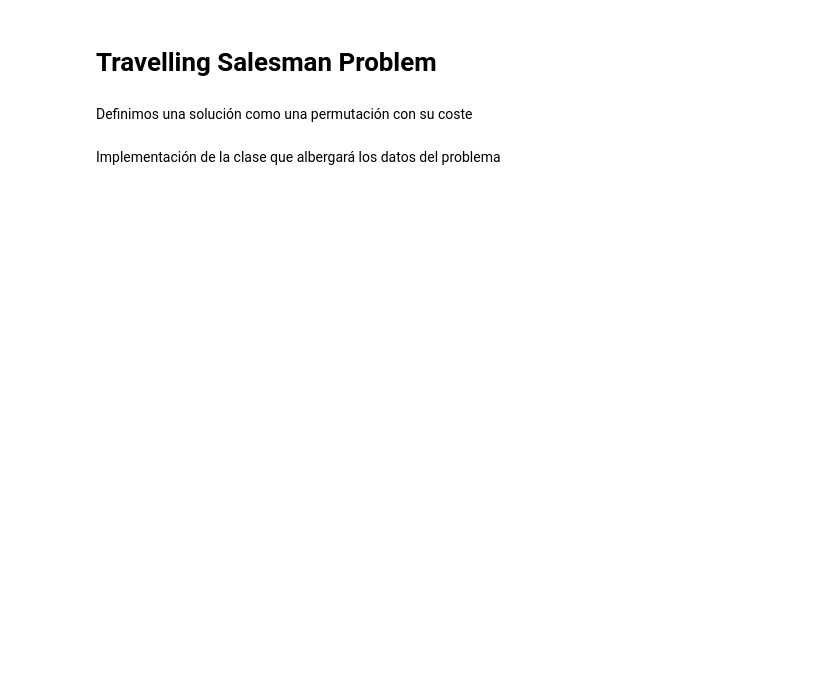
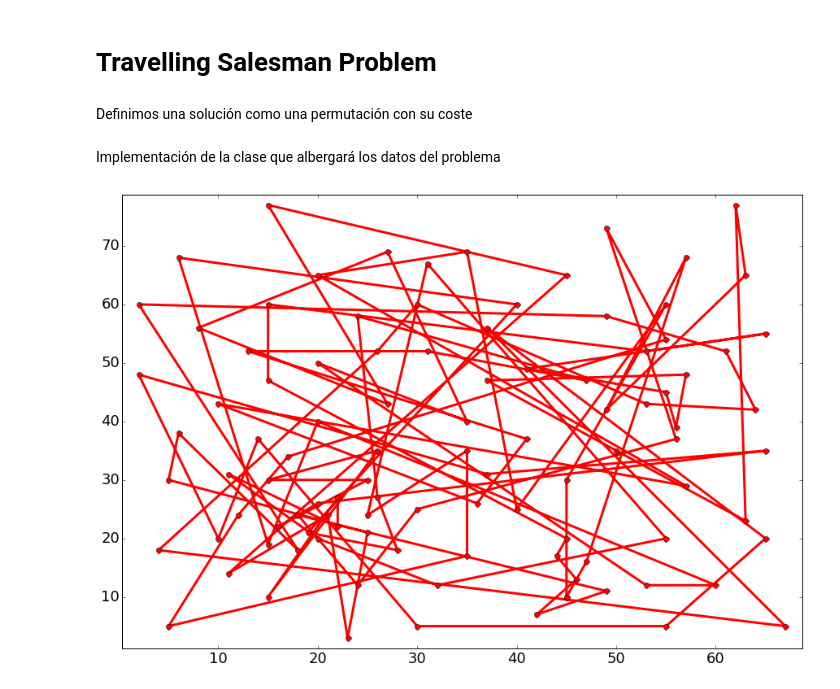
Before and after one commit to NCordon/tsp, a Jupyter notebook: tsp.ipynb, the cells around one changed output. Saved outputs shown, nothing was run; the diff lists cells and outputs as text; code cells hidden in the pictures; blank space fills up the shorter version.

```diff
--- a/tsp.ipynb
+++ b/tsp.ipynb
@@ -210,5 +235,21 @@ for f in files:
     alpha = 0.95
     sa_solutions[name] = problems[name].simulated_annealing(size*1e3, n_iter, alpha)
+# %%
+semilla = 12345678
+f = 'eil101.tsp'
+
+seed(semilla)
+name = f[:-4]
+problems[name] = TSP(f)
+size = len(problems[name].points)
+n_iter = size*200
+coef_tenencia = 0.3
+aspiration_tol = 1.5
+ts_solutions[name] = problems[name].tabu_search(n_iter, size, coef_tenencia, aspiration_tol)
+ts_solutions[name].cost
+problems[name].print_solution(ts_solutions[name])
+# %% [output]
+[figure, added]
 # %%
 for name in problems:
     print (name
```
Also changed, not shown: parts of 3 cells of this notebook, 1 other file.
